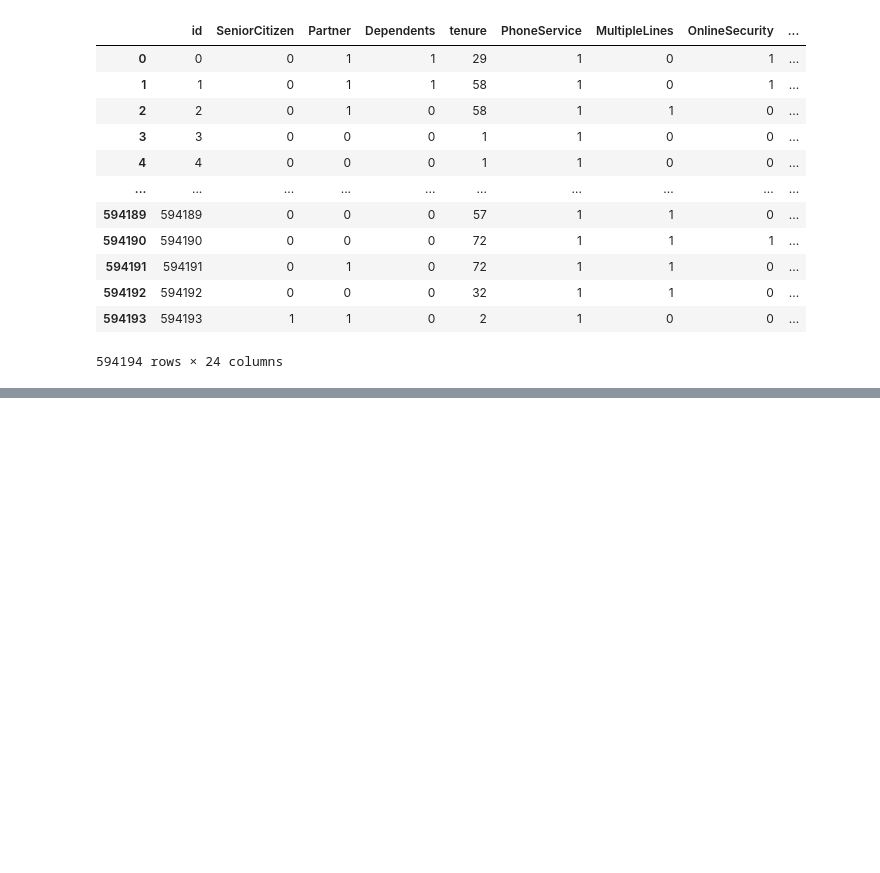
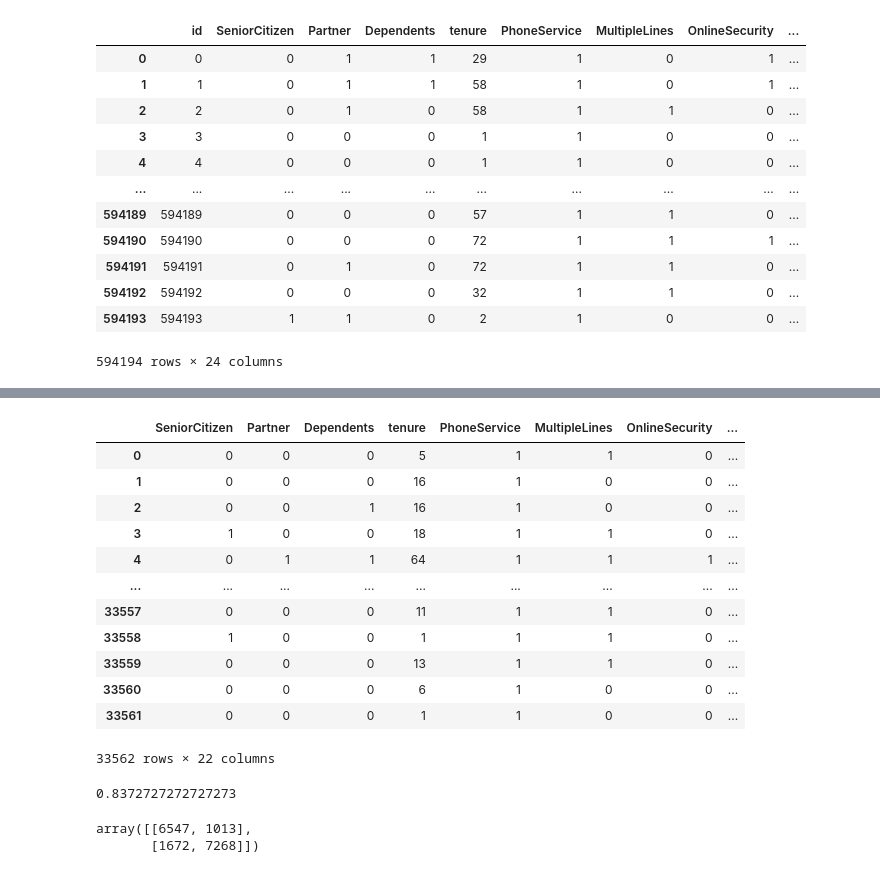
Before and after one commit to YugYadav25/kaggle-notebooks, a Jupyter notebook: Chrun Prediction playground-series-s6e3/ChurnPredic.ipynb, the cells around one changed output, grey strips where cells are left out. Cells and saved outputs as stored; diff of their text form; code cells hidden in the pictures; blank space fills up the shorter version.

Commit message:
XGBoost Model Implemented

```diff
--- a/Chrun Prediction playground-series-s6e3/ChurnPredic.ipynb
+++ b/Chrun Prediction playground-series-s6e3/ChurnPredic.ipynb
@@ -619,0 +692,8 @@ Accuracy: 0.84
+# %%
+churners = clean_df[clean_df['Churn'] == 1].sample(25000, random_state=42)
+non_churners = clean_df[clean_df['Churn'] == 0].sample(25000, random_state=42)
+train_data_sample = pd.concat([churners, non_churners])
+
+# Ensure 'id' and 'gender' are dropped for training consistency
+X = train_data_sample.drop(['Churn', 'id'], axis=1)
+y = train_data_sample['Churn']
@@ -619,0 +707,11 @@ Accuracy: 0.84
+# %%
+X_train, X_test, y_train, y_test = train_test_split(
+   X, y, test_size=0.33, random_state=42)
+
+# Apply SMOTE only to the training data
+smote = SMOTE(random_state=42)
+X_train_smote, y_train_smote = smote.fit_resample(X_train, y_train)
+
+print(f"Shape of X_train after SMOTE: {X_train_smote.shape}")
+print(f"Shape of y_train after SMOTE: {y_train_smote.shape}")
+print(f"Value counts of y_train after SMOTE:\n{y_train_smote.value_counts()}")
@@ -619,0 +726,8 @@ Accuracy: 0.84
+# %%
+model_xgboost=XGBClassifier(
+                          n_jobs = 4,
+                          objective='binary:logistic',
+                          use_label_encoder = False
+)
+# Fit the model using the SMOTEd training data
+model_xgboost.fit(X_train_smote,y_train_smote)
@@ -619,0 +746,26 @@ Accuracy: 0.84
+# %%
+X_train_smote
+# %% [output]
+|  | SeniorCitizen | Partner | Dependents | tenure | PhoneService | MultipleLines | OnlineSecurity | ... |
+| 0 | 0 | 0 | 0 | 5 | 1 | 1 | 0 | ... |
+| 1 | 0 | 0 | 0 | 16 | 1 | 0 | 0 | ... |
+| 2 | 0 | 0 | 1 | 16 | 1 | 0 | 0 | ... |
+| 3 | 1 | 0 | 0 | 18 | 1 | 1 | 0 | ... |
+| 4 | 0 | 1 | 1 | 64 | 1 | 1 | 1 | ... |
+| ... | ... | ... | ... | ... | ... | ... | ... | ... |
+| 33557 | 0 | 0 | 0 | 11 | 1 | 1 | 0 | ... |
+| 33558 | 1 | 0 | 0 | 1 | 1 | 1 | 0 | ... |
+| 33559 | 0 | 0 | 0 | 13 | 1 | 1 | 0 | ... |
+| 33560 | 0 | 0 | 0 | 6 | 1 | 0 | 0 | ... |
+| 33561 | 0 | 0 | 0 | 1 | 1 | 0 | 0 | ... |
+33562 rows × 22 columns
+# %%
+y_pred=model_xgboost.predict(X_test)
+accuracy_score(y_pred,y_test)
+# %% [output]
+0.8372727272727273
+# %%
+confusion_matrix(y_pred,y_test)
+# %% [output]
+array([[6547, 1013],
+       [1672, 7268]])
```
Also changed, not shown: parts of 23 cells of this notebook.
